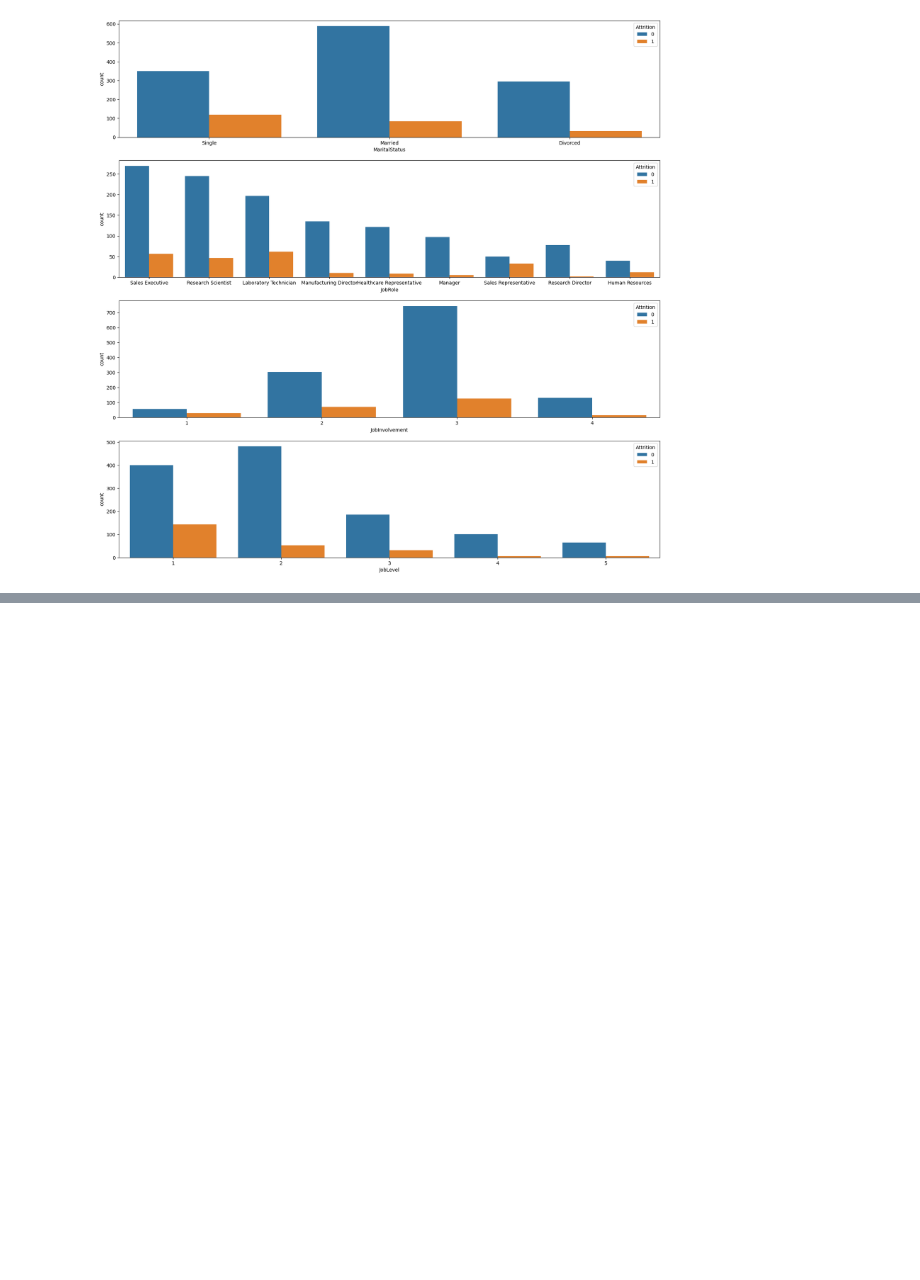
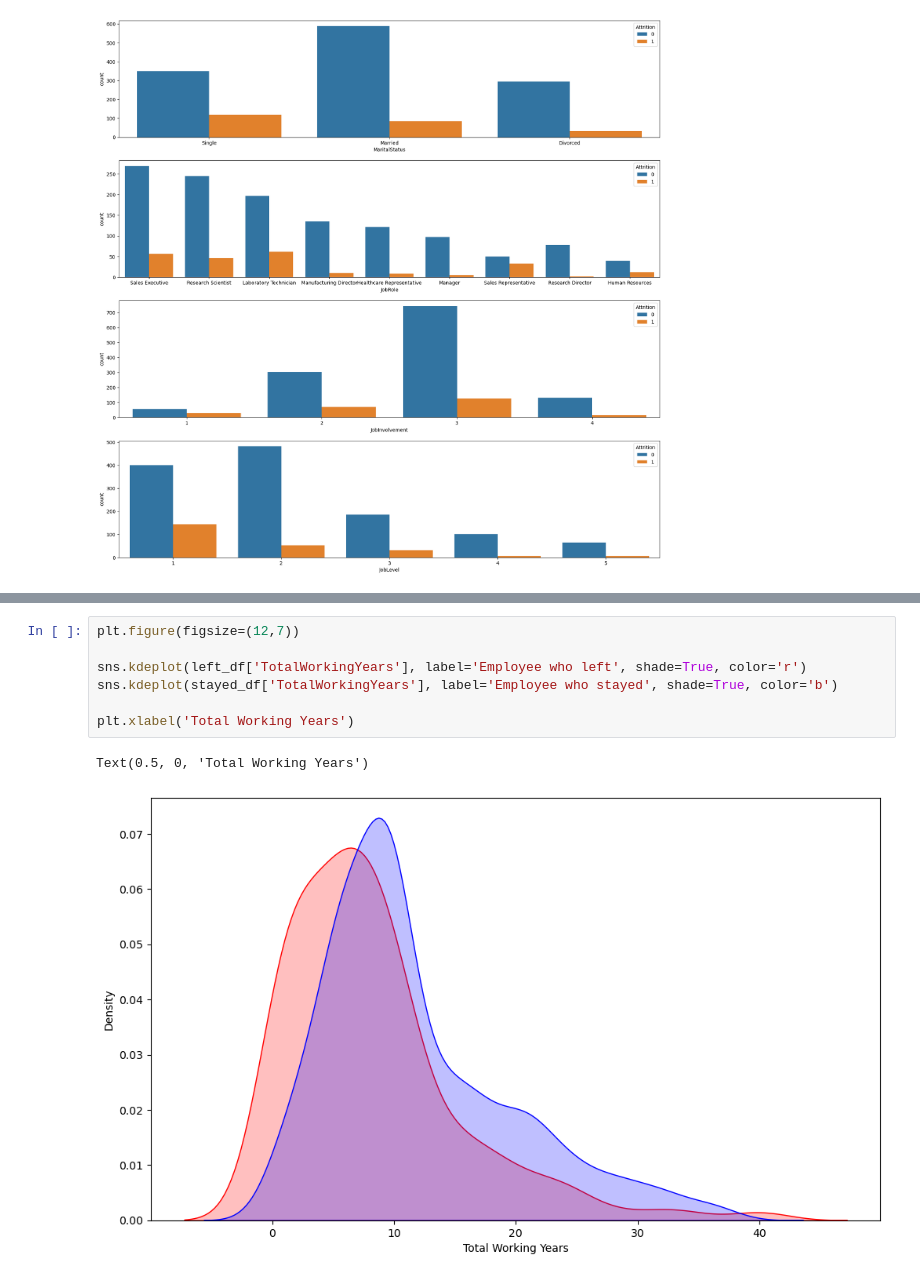
Before and after one commit to DendyDarin/HR_Dept, a Jupyter notebook: HR Dept.ipynb, the cells around one changed output, grey strips where cells are left out. Saved outputs shown, nothing was run; the diff lists cells and outputs as text; blank space fills up the shorter version.

```diff
--- a/HR Dept.ipynb
+++ b/HR Dept.ipynb
@@ -266,0 +292,10 @@ sns.countplot(x='JobLevel', hue='Attrition', data=data)
+# %%
+plt.figure(figsize=(12,7))
+
+sns.kdeplot(left_df['TotalWorkingYears'], label='Employee who left', shade=True, color='r')
+sns.kdeplot(stayed_df['TotalWorkingYears'], label='Employee who stayed', shade=True, color='b')
+
+plt.xlabel('Total Working Years')
+# %% [output]
+Text(0.5, 0, 'Total Working Years')
+[figure, added]
```
Also changed, not shown: parts of 4 cells of this notebook.
